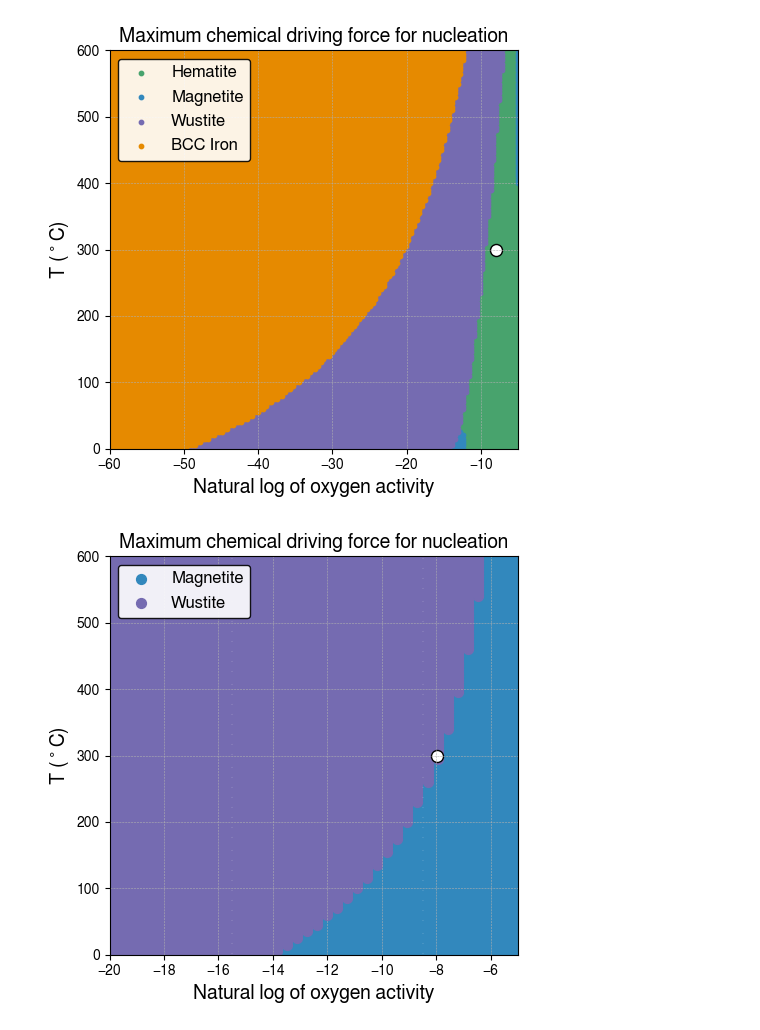
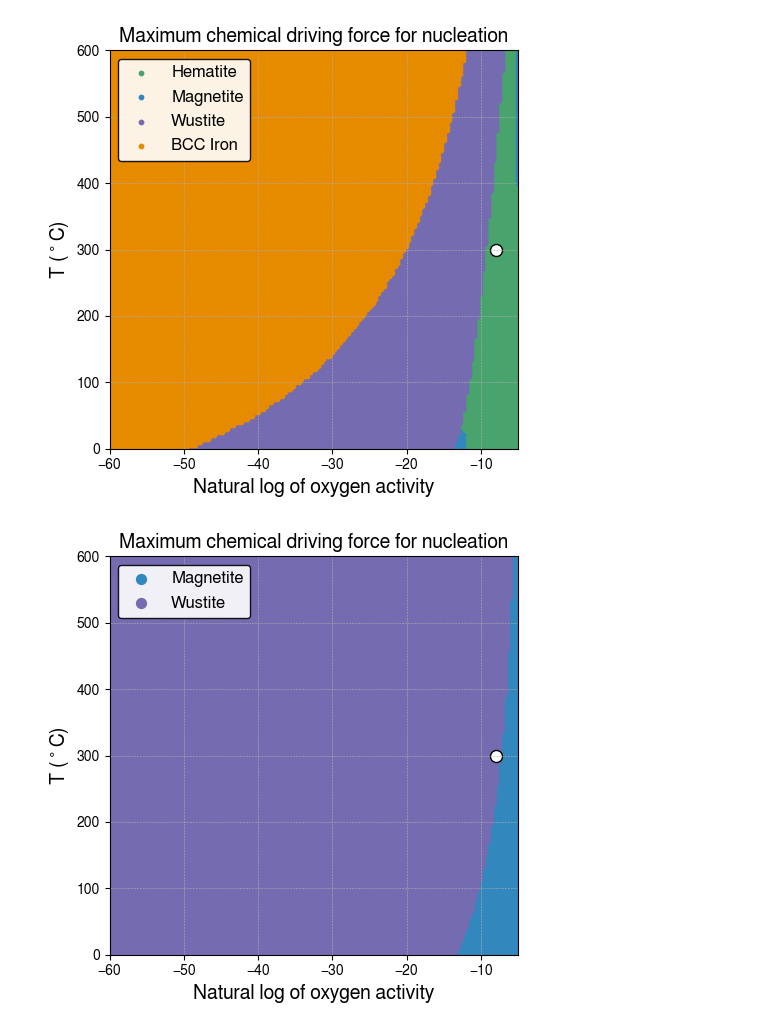
Before and after one commit to YXWU2014/IronOxide_TC, a Jupyter notebook: IronOxide_TC_sublattice.ipynb, the cells around one changed output. Cells and saved outputs as stored; diff of their text form; code cells hidden in the pictures.

```diff
--- a/IronOxide_TC_sublattice.ipynb
+++ b/IronOxide_TC_sublattice.ipynb
@@ -812,32 +801,32 @@ for phase in phases_list:
     condition = df_DGM[column_name] == df_DGM[columns_to_compare].max(axis=1)
     globals()[f'df_DGM_{phase}'] = df_DGM[condition]
 
 # Plotting the individual dataframes
 plt.figure(figsize=(5, 5))
 
 for i, phase in enumerate(phases_list):
     if phase == 'CORUNDUM' or phase == 'BCC_A2':
         pass
     else:
         df = globals()[f'df_DGM_{phase}']
         plt.scatter(df['lnacr_o'], df['T']-273.15, s=50, label=labels_list[i],
                     color=colors[phase], alpha=1)
 plt.scatter([-7.9663978], [300],
             facecolors='white', edgecolors='black', linewidths=1, s=75)
 
 plt.xlabel('Natural log of oxygen activity', fontsize=14)
 plt.ylabel(r'T ($^\circ$C)', fontsize=14)
 plt.title('Maximum chemical driving force for nucleation', fontsize=14)
 plt.legend(fontsize=12, loc='upper left',
            facecolor='white', edgecolor='black', framealpha=0.9)
 plt.grid(True, which='both', linestyle='--', linewidth=0.4)
-plt.xlim([-20, -5])
+plt.xlim([-60, -5])
 plt.ylim([min(df_DGM['T'])-273.15, max(df_DGM['T'])-273.15])
 plt.tight_layout()
 
 plt_output_fname = "_DGMmax_MagnetiteVSWustite.png"
 plt.savefig(os.path.join(current_directory, output_fname+plt_output_fname),
             format='png', dpi=300,  bbox_inches='tight')
 plt.show()
 # %% [output]
-[figure, old version]
+[figure, new version]
```
Also changed, not shown: parts of 2 cells of this notebook, 10 other files.
